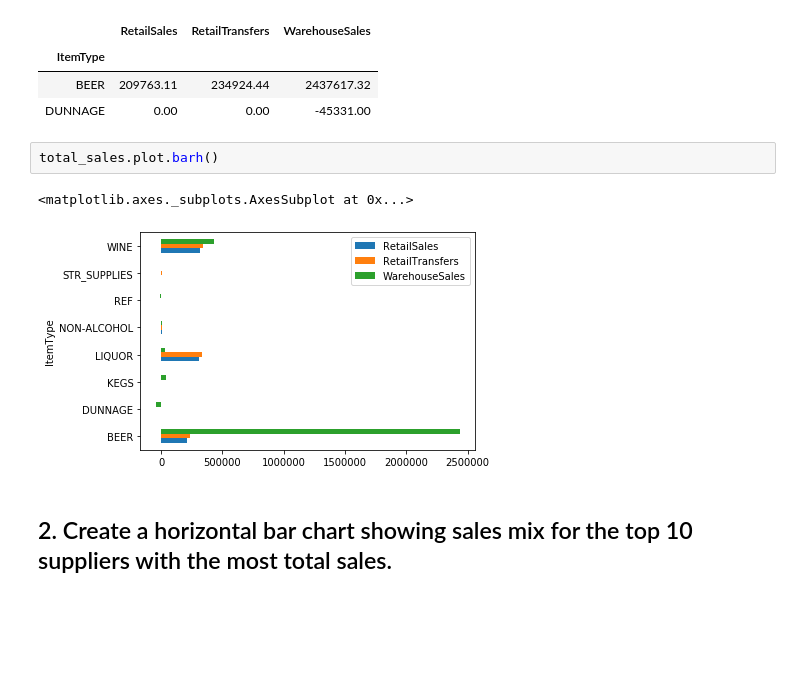
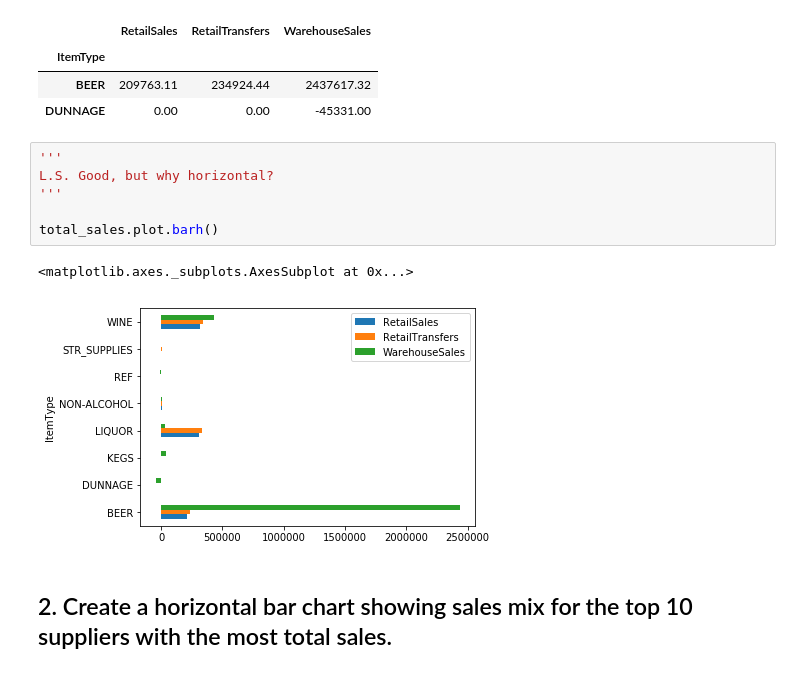
Before and after one commit to esmeemlihi/26-lab-plotting-multiple-data-series, a Jupyter notebook: your-code/main.ipynb, the cells around one changed output. Saved outputs shown, nothing was run; the diff lists cells and outputs as text; blank space fills up the shorter version.

```diff
--- a/your-code/main.ipynb
+++ b/your-code/main.ipynb
@@ -30,11 +30,15 @@ total_sales.head(2)
 | ItemType |  |  |  |
 | BEER | 209763.11 | 234924.44 | 2437617.32 |
 | DUNNAGE | 0.00 | 0.00 | -45331.00 |
-# %%
-total_sales.plot.barh()
-# %% [output]
-<matplotlib.axes._subplots.AxesSubplot at 0x...>
-[figure, removed]
+# %%
+'''
+L.S. Good, but why horizontal?
+'''
+
+total_sales.plot.barh()
+# %% [output]
+<matplotlib.axes._subplots.AxesSubplot at 0x...>
+[figure, added]
 # %% [markdown]
 ## 2. Create a horizontal bar chart showing sales mix for the top 10 suppliers with the most total sales.
 # %%
```
Also changed, not shown: parts of 7 cells of this notebook.
